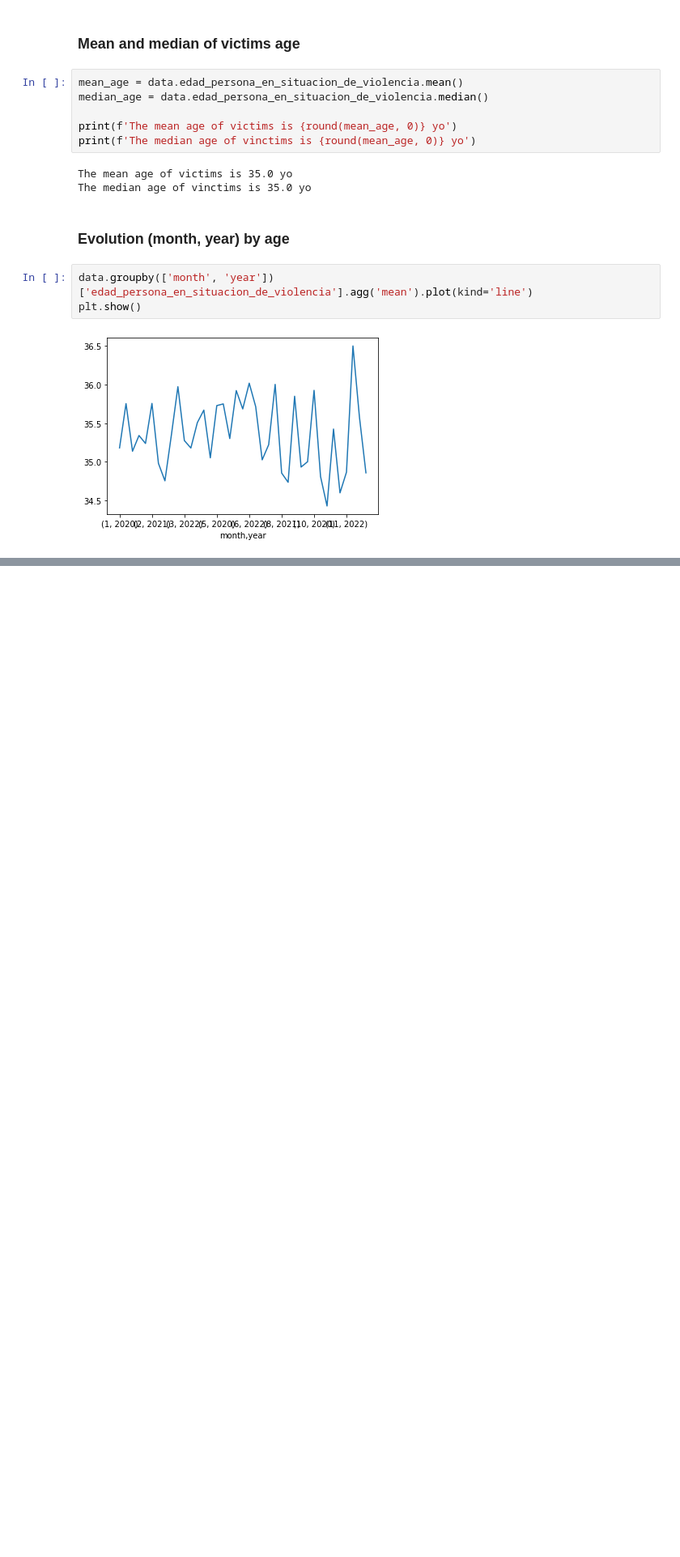
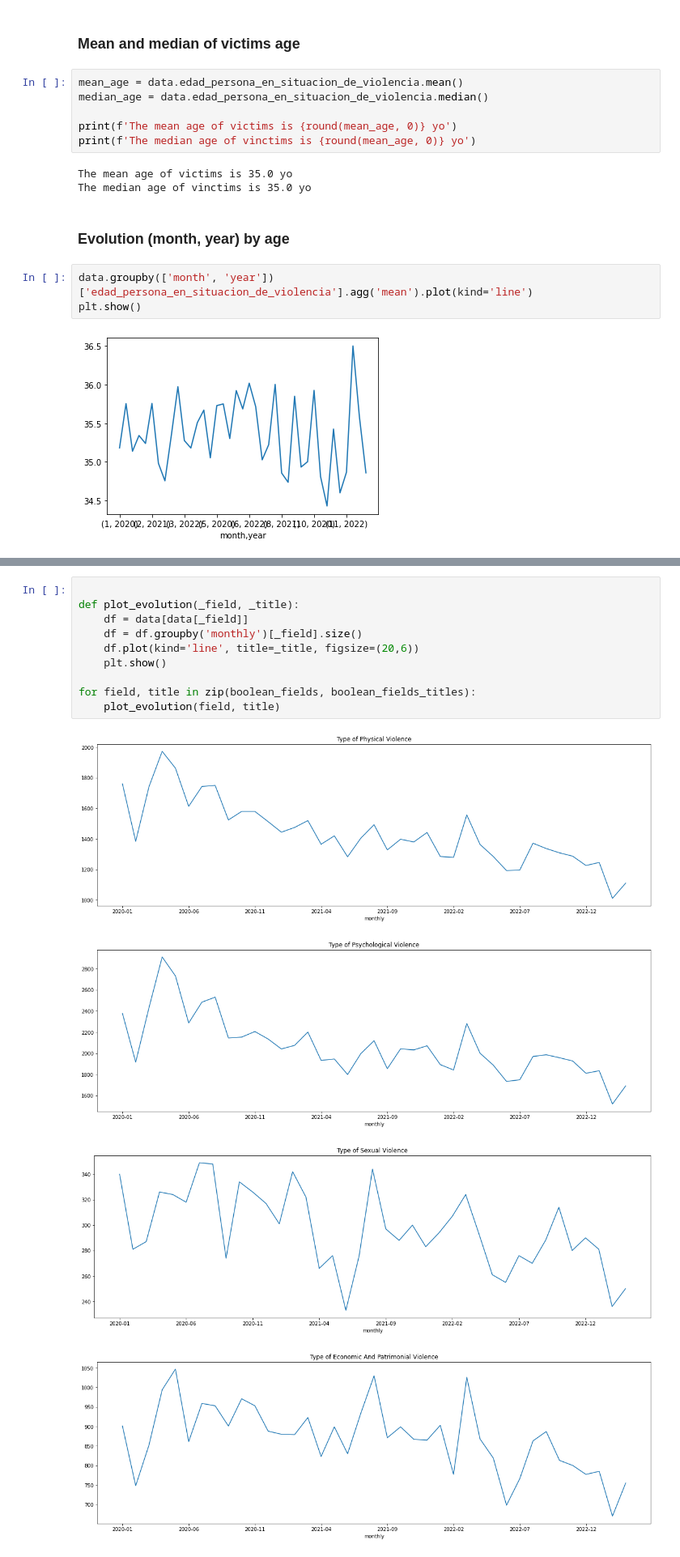
Before and after one commit to pveinberg/linea-144, a Jupyter notebook: linea144_explore.ipynb, the cells around one changed output, grey strips where cells are left out. Shown at 81% size. Cells and saved outputs as stored; diff of their text form; blank space fills up the shorter version.

```diff
--- a/linea144_explore.ipynb
+++ b/linea144_explore.ipynb
@@ -272,0 +301,15 @@ plt.show()
+# %%
+
+def plot_evolution(_field, _title):
+    df = data[data[_field]]
+    df = df.groupby('monthly')[_field].size()
+    df.plot(kind='line', title=_title, figsize=(20,6))
+    plt.show()
+
+for field, title in zip(boolean_fields, boolean_fields_titles):
+    plot_evolution(field, title)
+# %% [output]
+[figure, added]
+[figure, added]
+[figure, added]
+[figure, added]
```
Also changed, not shown: parts of 7 cells of this notebook.
